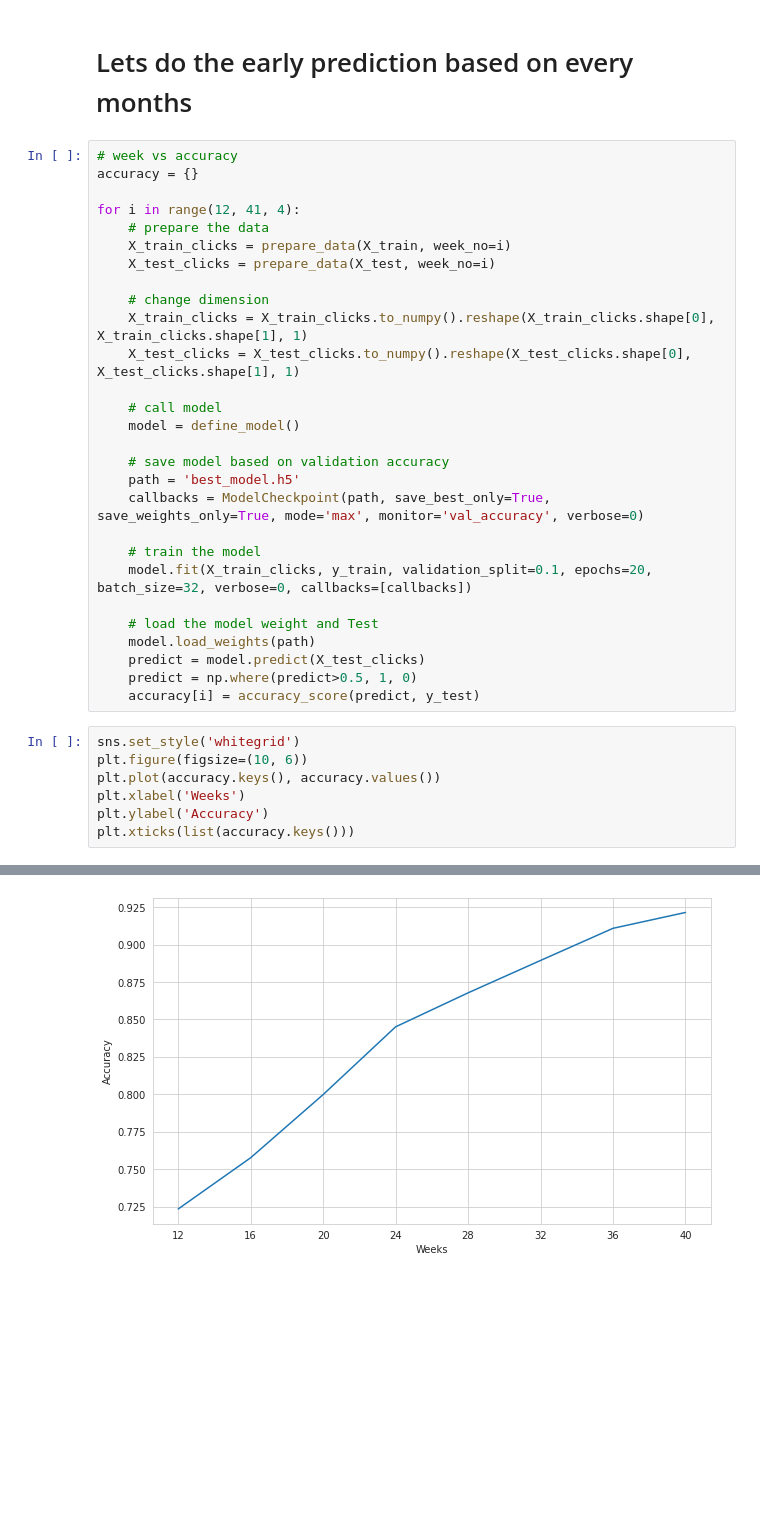
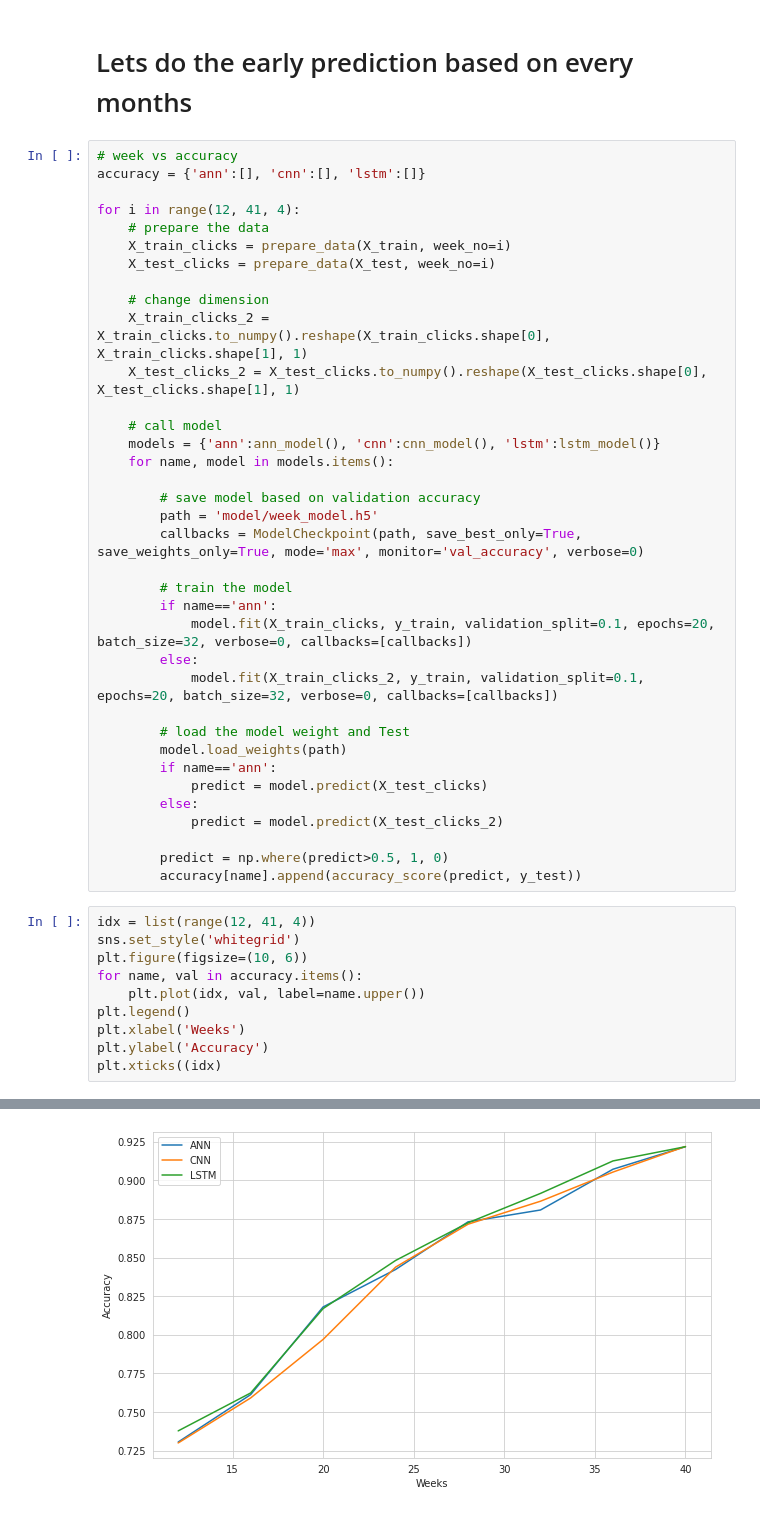
Before and after one commit to olagrasli/DataMiningProject, a Jupyter notebook: 3. weekly based result prediction.ipynb, the cells around one changed output, grey strips where cells are left out. Saved outputs shown, nothing was run; the diff lists cells and outputs as text; blank space fills up the shorter version.

```diff
--- a/3. weekly based result prediction.ipynb
+++ b/3. weekly based result prediction.ipynb
@@ -204,7 +143,7 @@ weighted avg       0.93      0.92      0.92      6519
 # Lets do the early prediction based on every months
 # %%
 # week vs accuracy
-accuracy = {}
+accuracy = {'ann':[], 'cnn':[], 'lstm':[]}
 
 for i in range(12, 41, 4):
     # prepare the data
@@ -212,29 +151,40 @@ for i in range(12, 41, 4):
     X_test_clicks = prepare_data(X_test, week_no=i)
 
     # change dimension
-    X_train_clicks = X_train_clicks.to_numpy().reshape(X_train_clicks.shape[0], X_train_clicks.shape[1], 1)
-    X_test_clicks = X_test_clicks.to_numpy().reshape(X_test_clicks.shape[0], X_test_clicks.shape[1], 1)
+    X_train_clicks_2 = X_train_clicks.to_numpy().reshape(X_train_clicks.shape[0], X_train_clicks.shape[1], 1)
+    X_test_clicks_2 = X_test_clicks.to_numpy().reshape(X_test_clicks.shape[0], X_test_clicks.shape[1], 1)
 
     # call model
-    model = define_model()
+    models = {'ann':ann_model(), 'cnn':cnn_model(), 'lstm':lstm_model()}
+    for name, model in models.items():
 
-    # save model based on validation accuracy
-    path = 'best_model.h5'
-    callbacks = ModelCheckpoint(path, save_best_only=True, save_weights_only=True, mode='max', monitor='val_accuracy', verbose=0)
+        # save model based on validation accuracy
+        path = 'model/week_model.h5'
+        callbacks = ModelCheckpoint(path, save_best_only=True, save_weights_only=True, mode='max', monitor='val_accuracy', verbose=0)
 
-    # train the model
-    model.fit(X_train_clicks, y_train, validation_split=0.1, epochs=20, batch_size=32, verbose=0, callbacks=[callbacks])
+        # train the model
+        if name=='ann':
+            model.fit(X_train_clicks, y_train, validation_split=0.1, epochs=20, batch_size=32, verbose=0, callbacks=[callbacks])
+        else:
+            model.fit(X_train_clicks_2, y_train, validation_split=0.1, epochs=20, batch_size=32, verbose=0, callbacks=[callbacks])
 
-    # load the model weight and Test
-    model.load_weights(path)
-    predict = model.predict(X_test_clicks)
-    predict = np.where(predict>0.5, 1, 0)
-    accuracy[i] = accuracy_score(predict, y_test)
+        # load the model weight and Test
+        model.load_weights(path)
+        if name=='ann':
+            predict = model.predict(X_test_clicks)
+        else:
+            predict = model.predict(X_test_clicks_2)
+
+        predict = np.where(predict>0.5, 1, 0)
+        accuracy[name].append(accuracy_score(predict, y_test))
 # %%
+idx = list(range(12, 41, 4))
 sns.set_style('whitegrid')
 plt.figure(figsize=(10, 6))
-plt.plot(accuracy.keys(), accuracy.values())
+for name, val in accuracy.items():
+    plt.plot(idx, val, label=name.upper())
+plt.legend()
 plt.xlabel('Weeks')
 plt.ylabel('Accuracy')
-plt.xticks(list(accuracy.keys()))
+plt.xticks((idx)
 # %% [output]
@@ -257 +192 @@ plt.xticks(list(accuracy.keys()))
-[figure, old version]
+[figure, new version]
```
Also changed, not shown: parts of 11 cells of this notebook, 31 other files.
